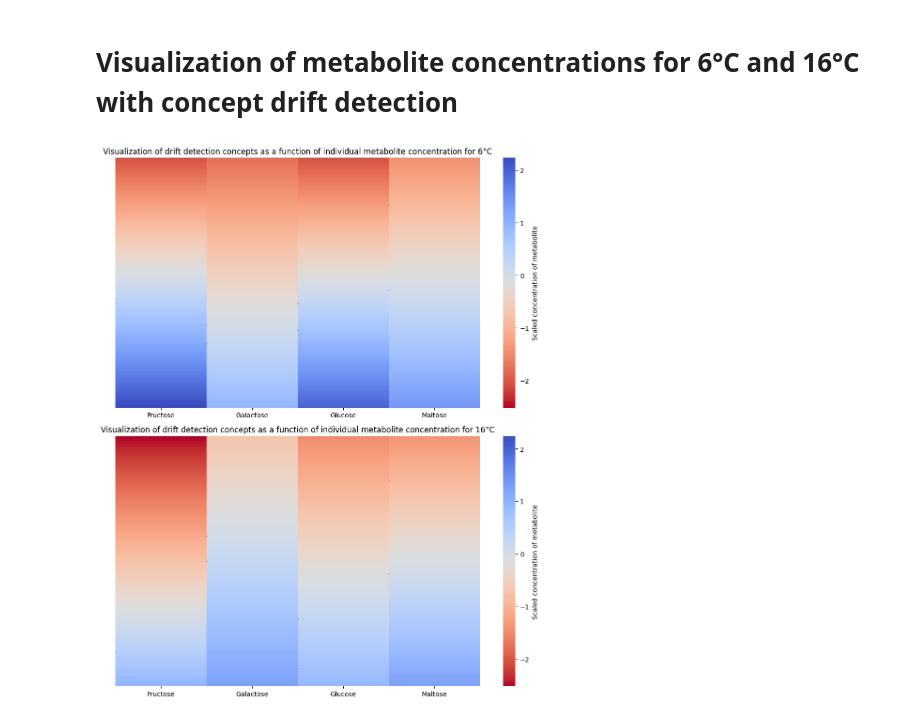
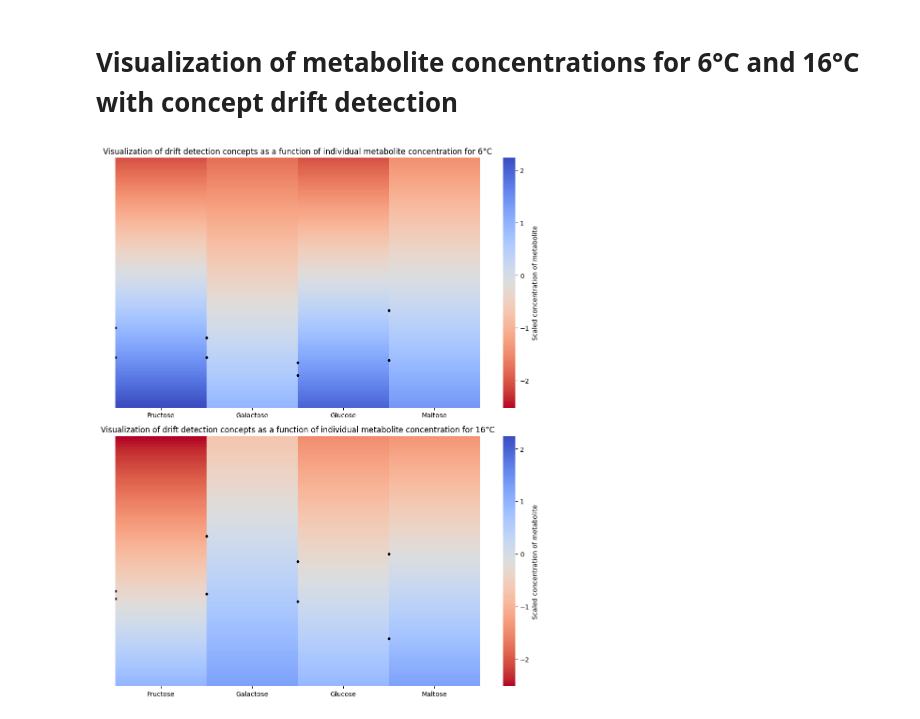
Before and after one commit to terezaluskova/EEICT2025, a Jupyter notebook: Code_EEICT_2025.ipynb, the cells around one changed output. Drawn from its saved outputs; the diff is of its cells as text; code cells hidden in the pictures.

```diff
--- a/Code_EEICT_2025.ipynb
+++ b/Code_EEICT_2025.ipynb
@@ -99,6 +99,8 @@ output_data_16_degree= pd.read_excel(data_16_relative_growth_rate, header=None)
 # %%
 # Metabolite and ecotype names
 ecotypes = data_6_degree.iloc[1:, 0].astype(str).apply(lambda x: x.split(',')[0]).tolist()
+ecotypes_6 = data_6_degree.iloc[1:, 0].astype(str).apply(lambda x: x.split(',')[0]).tolist()
+ecotypes_16 = data_16_degree.iloc[1:, 0].astype(str).apply(lambda x: x.split(',')[0]).tolist()
 metabolites = data_6_degree.iloc[0, 0].split(',')[1:]
 sugar = {'Maltose', 'Fructose', 'Galactose', 'Glucose'}
 
@@ -680,35 +675,35 @@ sns.heatmap(
 plt.title("Visualization of drift detection concepts as a function of individual metabolite concentration for 6°C")
 
 # Plot concentrations for each metabolite on the heatmap for 6°C
 for idx, metabolite in enumerate(metabolites_sugar):
-    concs = concentrations[idx]  # Get concentrations for the current metabolite
+    concs = concentrations_6[idx]  # Get concentrations for the current metabolite
     for conc in concs:
         # Find the closest index in the y-axis corresponding to the concentration value
         y_position = np.abs(np.linspace(min_values_6[idx], max_values_6[idx], 100) - conc).argmin()
-        plt.scatter(idx, y_position, color='gray', s=00.5, zorder=10)
+        plt.scatter(idx, y_position, color='black', s=10, zorder=10)
 
 # 2nd Heatmap (16°C)
 plt.subplot(2, 1, 2)
 sns.heatmap(
     matrix_for_16.T,
     cmap='coolwarm_r',
     xticklabels=metabolites_sugar,
     yticklabels=False,
     cbar_kws={'label': 'Scaled concentration of metabolite'},
     vmin=global_min, vmax=global_max
 )
 plt.title("Visualization of drift detection concepts as a function of individual metabolite concentration for 16°C")
 
 # Plot concentrations for each metabolite on the heatmap for 16°C
 for idx, metabolite in enumerate(metabolites_sugar):
-    concs = concentrations[idx]  # Get concentrations for the current metabolite
+    concs = concentrations_16[idx]  # Get concentrations for the current metabolite
     for conc in concs:
         # Find the closest index in the y-axis corresponding to the concentration value
         y_position = np.abs(np.linspace(min_values_16[idx], max_values_16[idx], 100) - conc).argmin()
-        plt.scatter(idx, y_position, color='gray', s=0.5, zorder=10)
+        plt.scatter(idx, y_position, color='black', s=10, zorder=10)
 
 # Adjust layout and show the plot
 plt.tight_layout()
 plt.show()
 # %% [output]
-[figure, old version]
+[figure, new version]
```
Also changed, not shown: parts of 8 cells of this notebook.
